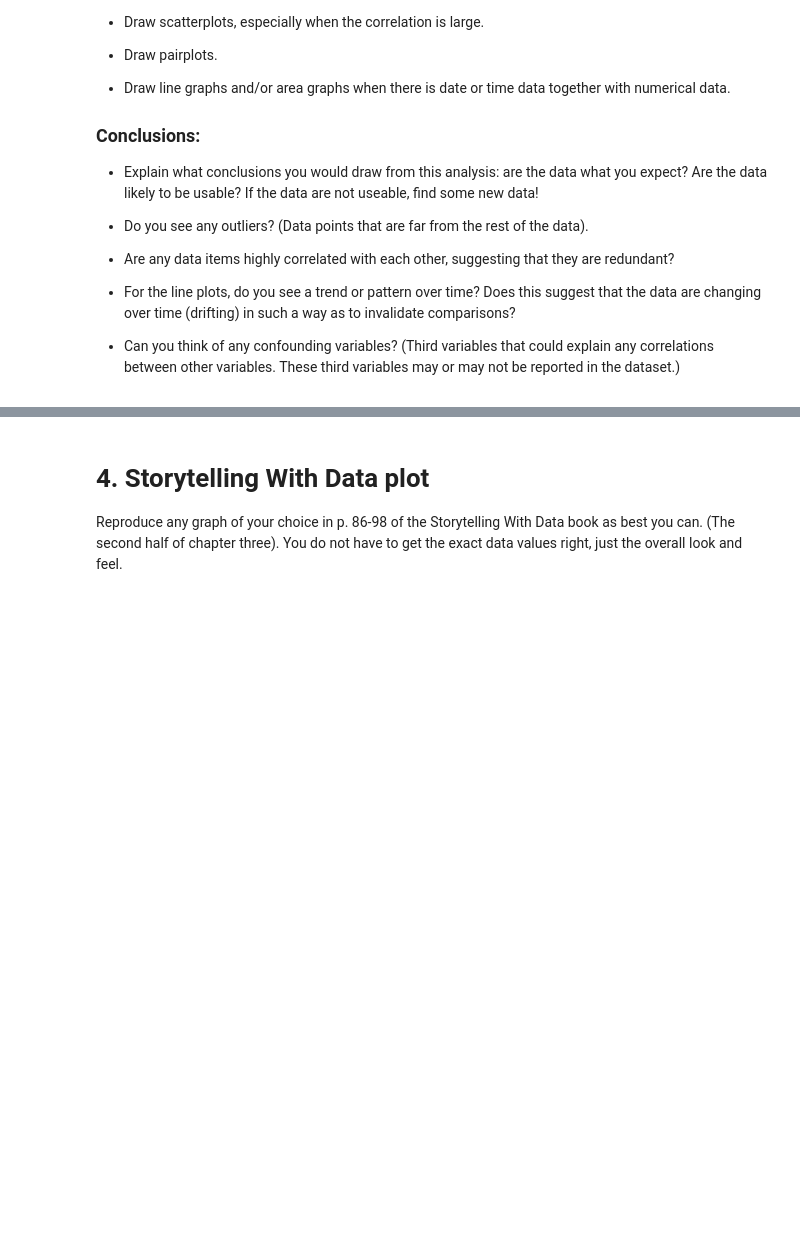
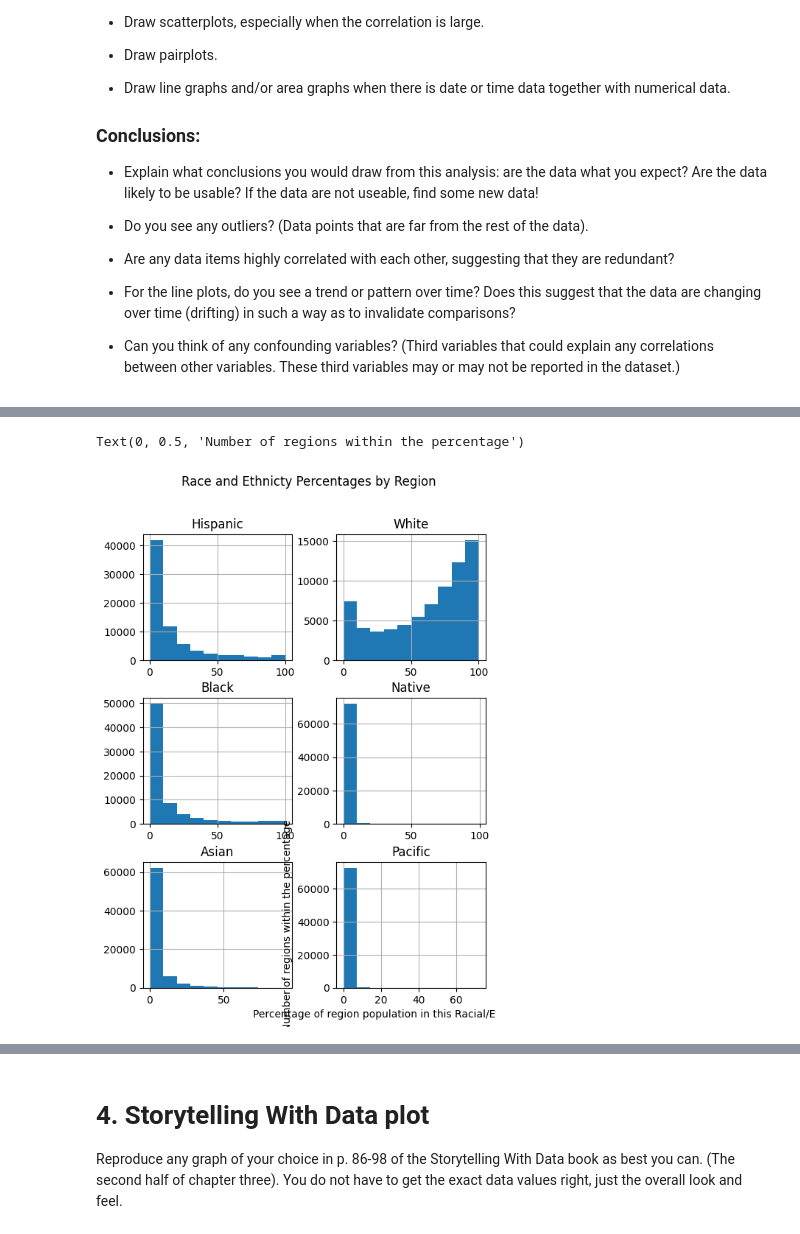
Before and after one commit to beckaa-l/OMDS-ModB2-Week6-Lee-Becka, a Jupyter notebook: Week6.ipynb, the cells around one changed output, grey strips where cells are left out. Saved outputs shown, nothing was run; the diff lists cells and outputs as text; code cells hidden in the pictures; blank space fills up the shorter version.

```diff
--- a/Week6.ipynb
+++ b/Week6.ipynb
@@ -77,0 +241,12 @@ This week, you will do the same types of exercises as last week, but you should
+# %%
+# lets look at the race/ethnicity columns next
+# 'Hispanic', 'White', 'Black', 'Native', 'Asian', 'Pacific'
+cesus_clean[['Hispanic', 'White', 'Black', 'Native', 'Asian', 'Pacific']].hist()
+plt.suptitle("Race and Ethnicty Percentages by Region")
+plt.xlabel("Percentage of region population in this Racial/Ethnicity Group")
+plt.ylabel("Number of regions within the percentage")
+# labels are a bit off but I don't feel like fixing them right now
+# lots of thoughts put those in the conclusions. tldr; lots of white peopel very few pacific/native, the rest all fall somewhere in between those groups
+# %% [output]
+Text(0, 0.5, 'Number of regions within the percentage')
+[figure, added]
```
Also changed, not shown: parts of 14 cells of this notebook, 2 other files.
